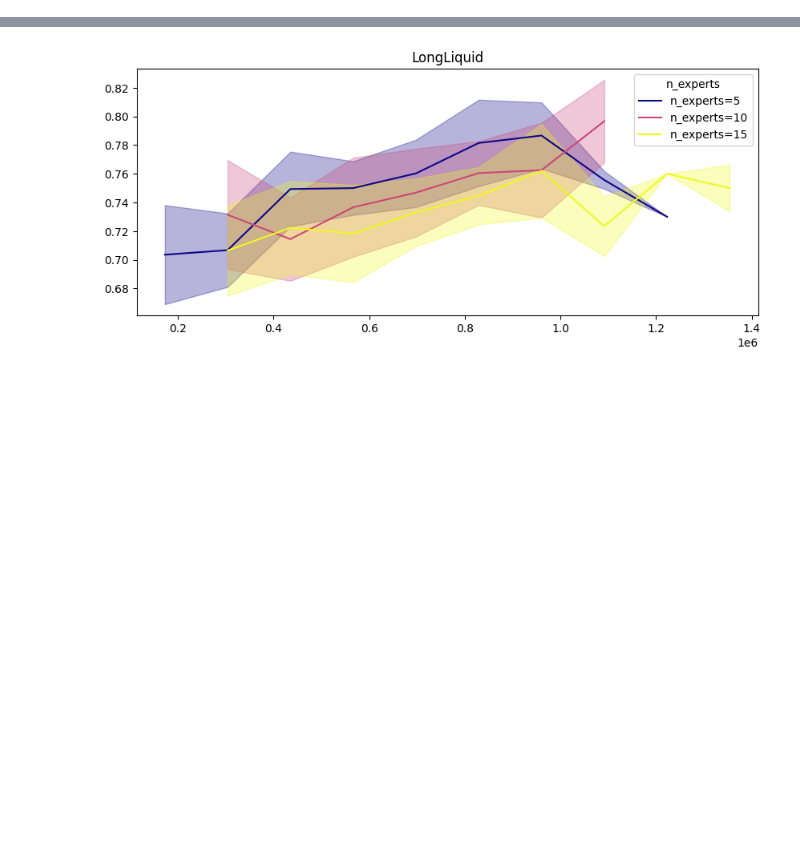
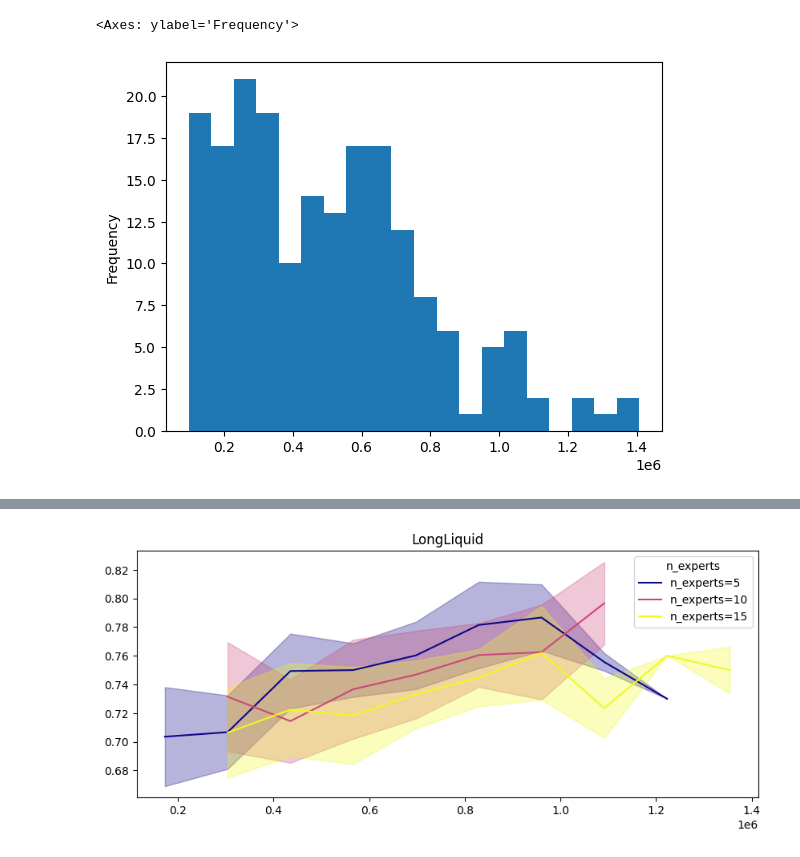
Before and after one commit to viktorvesely/liquid, a Jupyter notebook: liquid/notebooks/scaling_laws.ipynb, the cells around one changed output, grey strips where cells are left out. Drawn from its saved outputs; the diff is of its cells as text; code cells hidden in the pictures; blank space fills up the shorter version.

```diff
--- a/liquid/notebooks/scaling_laws.ipynb
+++ b/liquid/notebooks/scaling_laws.ipynb
@@ -93,2 +93,7 @@ df[df["architecture"].str.contains("Moe")]["p_active"].plot.hist()
 # %%
 df = df[df["acc_auc"].notnull()]
+# %%
+df[df["architecture"].str.contains("LongMoe")]["n_params"].plot.hist(bins=20)
+# %% [output]
+<Axes: ylabel='Frequency'>
+[figure, added]
```
Also changed, not shown: parts of 4 cells of this notebook, 10 other files.
